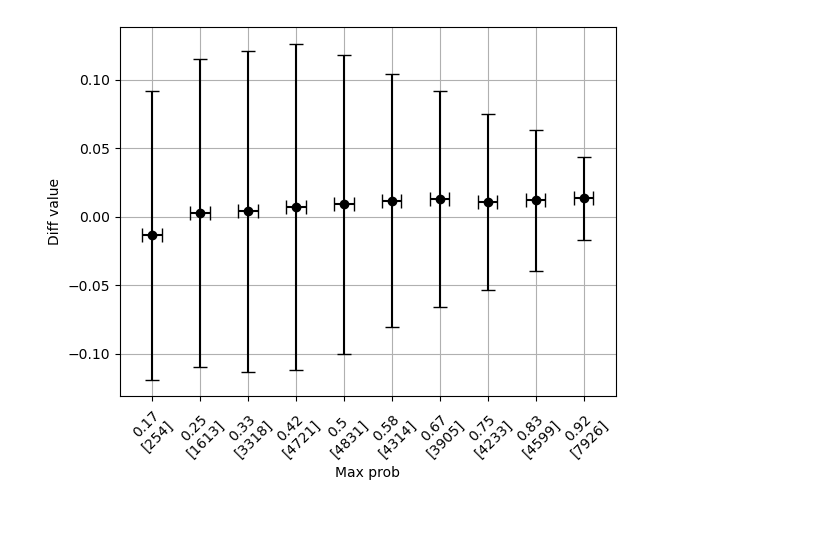
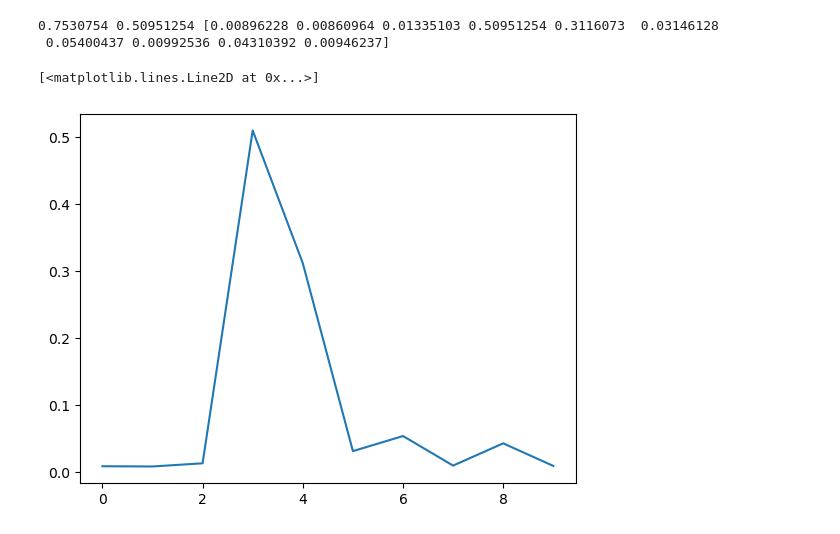
Before and after one commit to RoyHirsch/conformal, a Jupyter notebook: notebooks/experiment_main.ipynb, the cells around one changed output. Cells and saved outputs as stored; diff of their text form; code cells hidden in the pictures.

```diff
--- a/notebooks/experiment_main.ipynb
+++ b/notebooks/experiment_main.ipynb
@@ -138,0 +373,13 @@ INFO - 11/04/23 14:05:08 - 0:01:55 - Test mets: size_mean: 1.710 | size_std: 0.8
+# %%
+pred_scores = test_predict_out['pred_scores']
+cls_probs = test_predict_out['cls_probs']
+scores_correct = np.maximum(pred_scores, cls_probs.max(1))
+sets = conformal_module.get_sets(scores_correct,
+                                 test_predict_out['cls_probs'])
+calibrated_test_mets = conformal_module.get_conformal_mets(
+    sets, test_predict_out['cls_labels'])
+utils.log('Calibrated test mets', calibrated_test_mets)
+
+baseline_mets['cp_net_post_v2'] = calibrated_test_mets
+df_mets = pd.DataFrame(baseline_mets).T
+logging.info(df_mets)
@@ -139,3 +398,12 @@ INFO - 11/04/23 14:05:08 - 0:01:55 - Test mets: size_mean: 1.710 | size_std: 0.8
+# %%
+n = 9
+print(pred_scores[n], cls_probs[n].max(), cls_probs[n])
+plt.plot(cls_probs[n])
+# %% [output]
+0.7530754 0.50951254 [0.00896228 0.00860964 0.01335103 0.50951254 0.3116073  0.03146128
+ 0.05400437 0.00992536 0.04310392 0.00946237]
+[<matplotlib.lines.Line2D at 0x...>]
+[figure, added]
 # %%
 import numpy as np
 import copy
@@ -209,59 +477,6 @@ def calibrate_residual(calib_true_scores, calib_pred_scores,
         modified_valid_pred_scores = np.minimum(modified_valid_pred_scores, 0.9)
 
     return modified_valid_pred_scores, qhat
-# %%
-import matplotlib.pyplot as plt
-import copy
-
-def scatter(x, y):
-    plt.scatter(x, y, alpha = 0.1)
-    plt.plot([0,1], [0,1], color="red")
-    r2 = utils.calc_r2(x, y)
-    plt.text(0.1, 0.9, f"R^2 = {r2:.3f}", transform=plt.gca().transAxes, fontsize=14)
-    plt.show()
-
-calib_true_scores = copy.deepcopy(train_predict_out['true_scores'])
-calib_pred_scores = copy.deepcopy(train_predict_out['pred_scores'])
-calib_probs = copy.deepcopy(train_predict_out['cls_probs'])
-calib_labels = copy.deepcopy(train_predict_out['cls_labels'])
-
-valid_pred_scores = copy.deepcopy(test_predict_out['pred_scores'])
-
-diff = calib_true_scores - calib_pred_scores
-
-num_bins = 10
-
-# x = []
-# for i, s in enumerate(calib_labels):
-#     x.append(calib_probs[i, s])
-x = np.asarray(calib_probs.max(1))
-
-x_title = 'Max prob'
-y = diff
-
-histogram, bin_edges = np.histogram(x, bins=num_bins)
-indices_dict = {bin_index: [] for bin_index in range(num_bins)}
-
-for i, value in enumerate(x):
-    bin_index = np.digitize(value, bin_edges) - 1
-    if bin_index < num_bins:
-        indices_dict[bin_index].append(i)
-
-bines_values = [y[np.asarray(v)] for v in indices_dict.values()]
-y_means = [np.mean(m) for m in bines_values]
-y_sizes = [len(m) for m in bines_values]
-y_errors = [np.std(m) for m in bines_values]
-
-fig, ax = plt.subplots()
-# ax.boxplot(y_means, positions=np.arange(num_bins), widths=0.4, vert=False)
-ax.errorbar(np.arange(num_bins), y_means, xerr=0.2, yerr=y_errors, linestyle='None', color='black', capsize=5, marker='o')
-
-_ = plt.xticks(np.arange(num_bins), [f'{n:.2}\n[{m}]' for n, m in zip(np.round(bin_edges[:-1], 3), y_sizes)], rotation=45)
-plt.ylabel('Diff value')
-plt.xlabel(x_title)
-plt.grid(True)
-# %% [output]
-[figure, removed]
 # %%
 plt.barh(np.arange(num_bins), y_errors, color='grey')
 _ = plt.yticks(np.arange(num_bins), [f'[{i/num_bins}-{(i+1)/num_bins}]' for i in np.arange(num_bins)])
```
Also changed, not shown: parts of 24 cells of this notebook, 31 other files.
